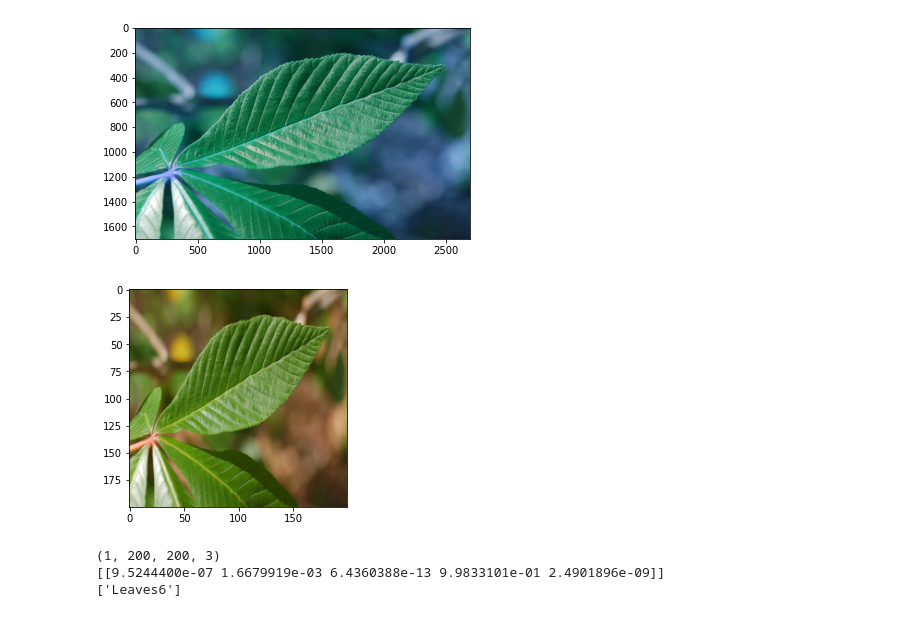
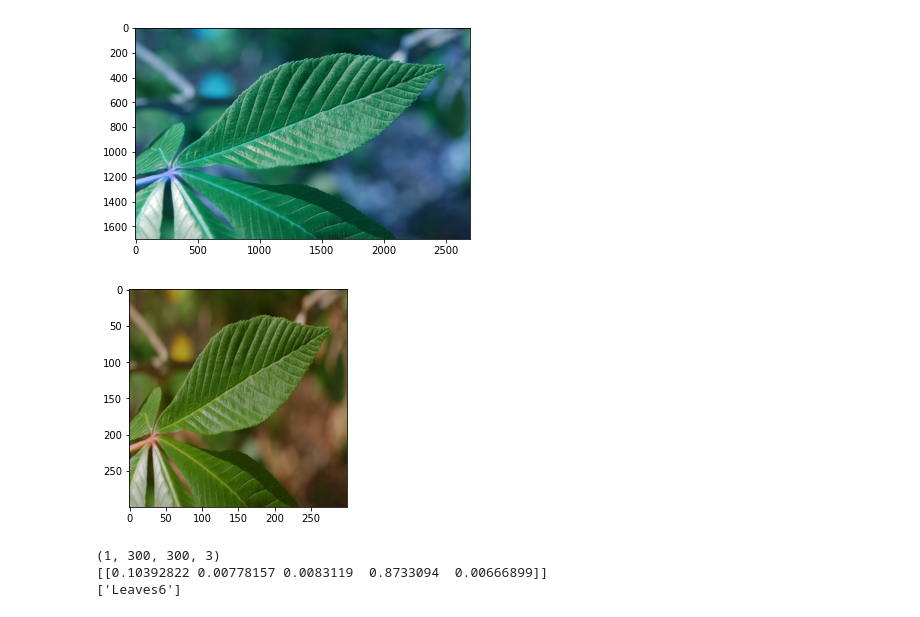
Before and after one commit to alvdarmawan/Leafify, a Jupyter notebook: Leafify.ipynb, the cells around one changed output. Saved outputs shown, nothing was run; the diff lists cells and outputs as text; code cells hidden in the pictures.

```diff
--- a/Leafify.ipynb
+++ b/Leafify.ipynb
@@ -36,7 +38,7 @@ Dataset import successful!
 # %%
 for img in imagePaths:
   image = Image.open(img)
-  image = np.array(image.resize((200, 200)))/255.0
+  image = np.array(image.resize((300, 300)))/300.0
   data.append(image)
 
   label = img.split(os.path.sep)[-2]
@@ -70,13 +72,13 @@ from keras.models import Sequential
 from keras.layers.core import Flatten, Dense
 
 model1 = Sequential()
-model1.add(Convolution2D(8, (3,3), activation='relu', input_shape=(200,200,3)))
+model1.add(Convolution2D(8, (5,5), activation='relu', input_shape=(300,300,3)))
 model1.add(MaxPooling2D(2,2))
-model1.add(Convolution2D(16, (3,3), activation='relu'))
+model1.add(Convolution2D(16, (5,5), activation='relu'))
 model1.add(MaxPooling2D(2,2))
-model1.add(Convolution2D(32, (3,3), activation='relu'))
+model1.add(Convolution2D(32, (5,5), activation='relu'))
 model1.add(MaxPooling2D(2,2))
-model1.add(Convolution2D(64, (3,3), activation='relu'))
+model1.add(Convolution2D(64, (5,5), activation='relu'))
 model1.add(MaxPooling2D(2,2))
 
 model1.add(Flatten())
@@ -107,6 +109,6 @@ print("Training neural network...")
 opt = Adam(lr=1e-3, decay=1e-3 / 50)
 model1.compile(loss="categorical_crossentropy", optimizer=opt, metrics=["accuracy"])
 
-H = model1.fit(trainX, trainY, validation_data=(testX, testY), epochs=15, batch_size=32)
+H = model1.fit(trainX, trainY, validation_data=(testX, testY), epochs=25, batch_size=32)
 # %% [output]
 Training neural network...
@@ -177,19 +179,19 @@ plt.show()
 [figure]
 # %%
 img_val = Image.open('Test1.jfif')
-img_val = np.array(img_val.resize((200, 200))) / 255.0
+img_val = np.array(img_val.resize((300, 300))) / 300.0
 img_val.shape
 plt.imshow(img_val)
 plt.show()
 
 img_val = np.expand_dims(img_val, axis=0)
 print(img_val.shape)
 
 output = model1.predict(img_val, 1)
 print(output)
 print(lb.classes_[output.argmax(axis=1)])
 # %% [output]
-[figure, old version]
+[figure, new version]
-(1, 200, 200, 3)
-[[9.5244400e-07 1.6679919e-03 6.4360388e-13 9.9833101e-01 2.4901896e-09]]
+(1, 300, 300, 3)
+[[0.10392822 0.00778157 0.0083119  0.8733094  0.00666899]]
 ['Leaves6']
```
Also changed, not shown: parts of 7 cells of this notebook.
